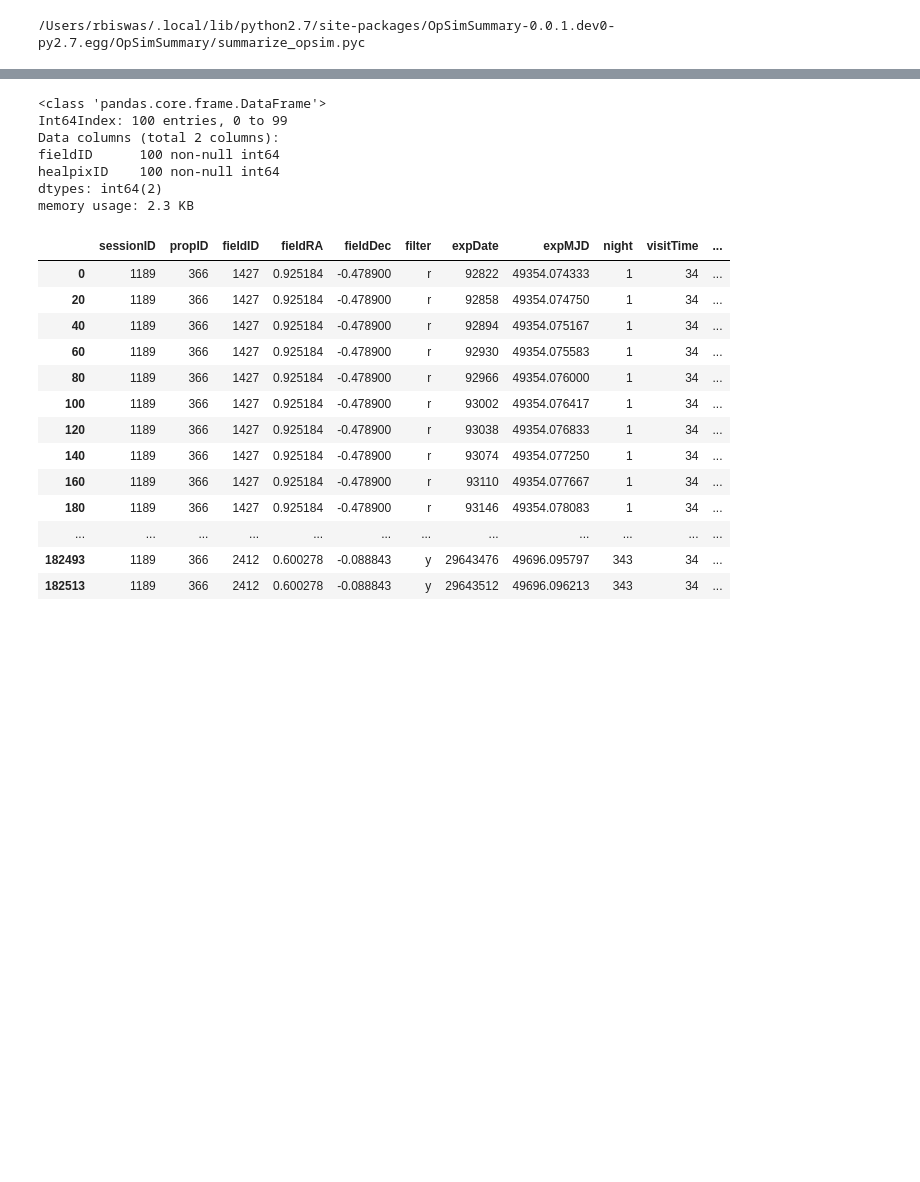
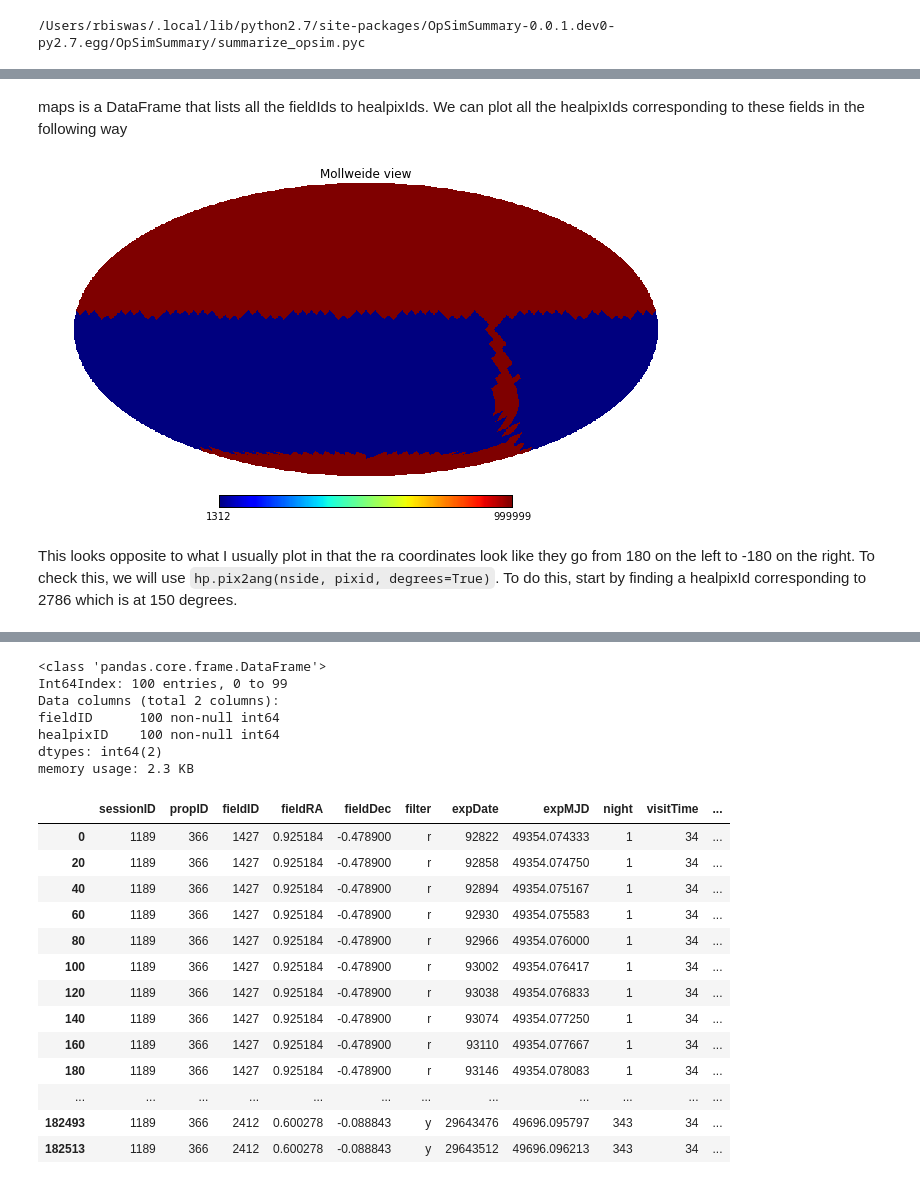
Before and after one commit to rbiswas4/scratch, a Jupyter notebook: sqllitejoins/test_angleunits.ipynb, the cells around one changed output, grey strips where cells are left out. Cells and saved outputs as stored; diff of their text form; code cells hidden in the pictures; blank space fills up the shorter version.

```diff
--- a/sqllitejoins/test_angleunits.ipynb
+++ b/sqllitejoins/test_angleunits.ipynb
@@ -104,7 +113,7 @@ See the the caveats in the documentation: http://pandas.pydata.org/pandas-docs/s
 healids = []
 fid = []
 for i in range(x.x.size):
-    print i
-    hid = healpy.query_disc(nside=128, vec=[x.x.values[i], x.y.values[i], x.z.values[i]], radius=np.radians(3.), inclusive=True)
+    # print i
+    hid = hp.query_disc(nside=NSIDE, vec=[x.x.values[i], x.y.values[i], x.z.values[i]], radius=radius, inclusive=True)
     fid.append(list(np.broadcast_arrays(x.fieldID.iloc[i], hid)[0]))
     healids.append(list(hid))
@@ -144,0 +135,16 @@ maps = pd.DataFrame(mydict)
+# %% [markdown]
+maps is a DataFrame that lists all the fieldIds to healpixIds. We can plot all the healpixIds corresponding to these fields
+in the following way
+# %%
+m = np.arange(hp.nside2npix(NSIDE))
+# %%
+mask = np.ones(hp.nside2npix(NSIDE))
+mask[maps.healID.unique()] = 0.
+# %%
+fieldPixels = np.ma.masked_array(m, mask=mask)
+# %%
+hp.mollview(fieldPixels)
+# %% [output]
+[figure, added]
+# %% [markdown]
+This looks opposite to what I usually plot in that the ra coordinates look like they go from 180 on the left to -180 on the right. To check this, we will use `hp.pix2ang(nside, pixid, degrees=True)`. To do this, start by finding a healpixId corresponding to 2786 which is at 150 degrees.
```
Also changed, not shown: parts of 56 cells of this notebook, 1 other file.
